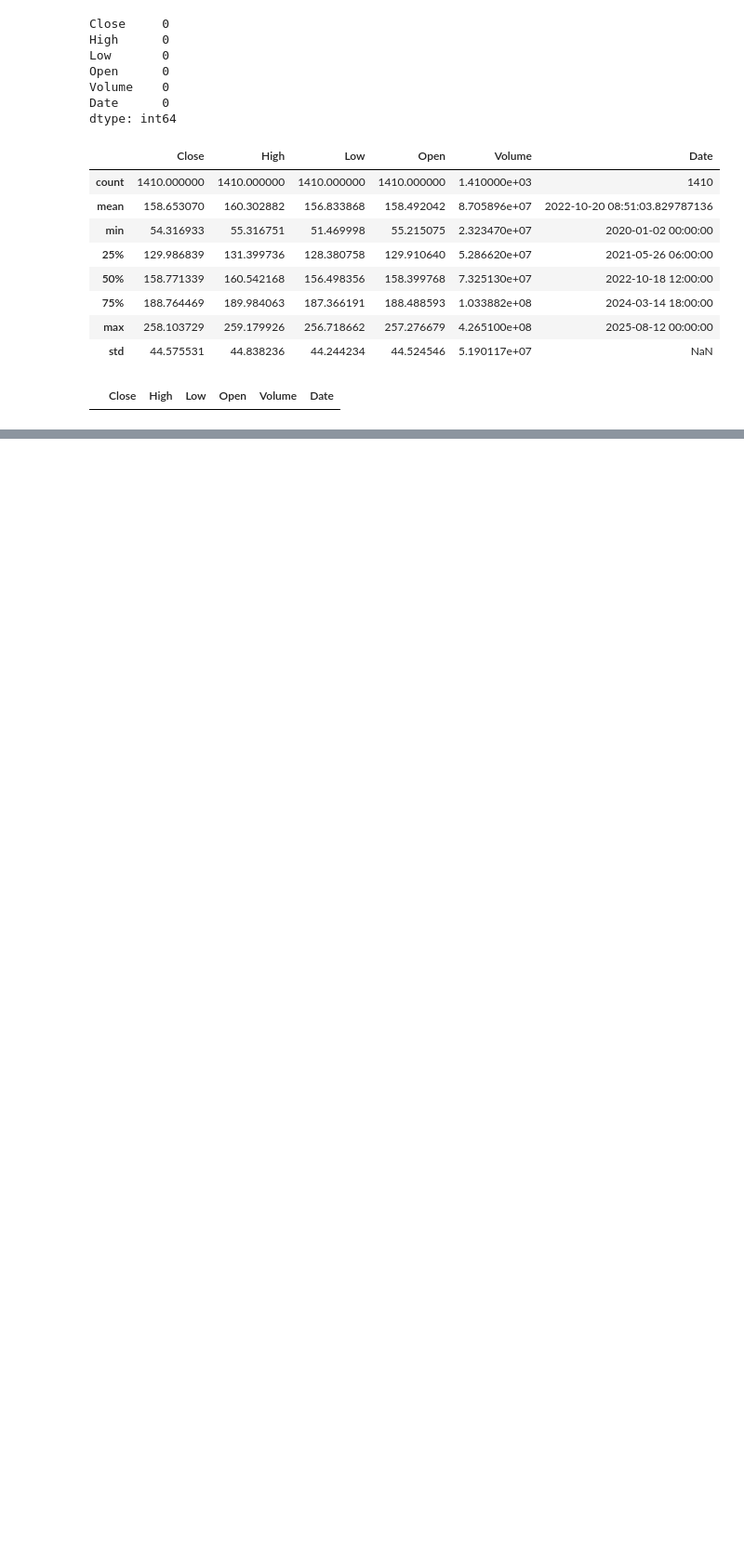
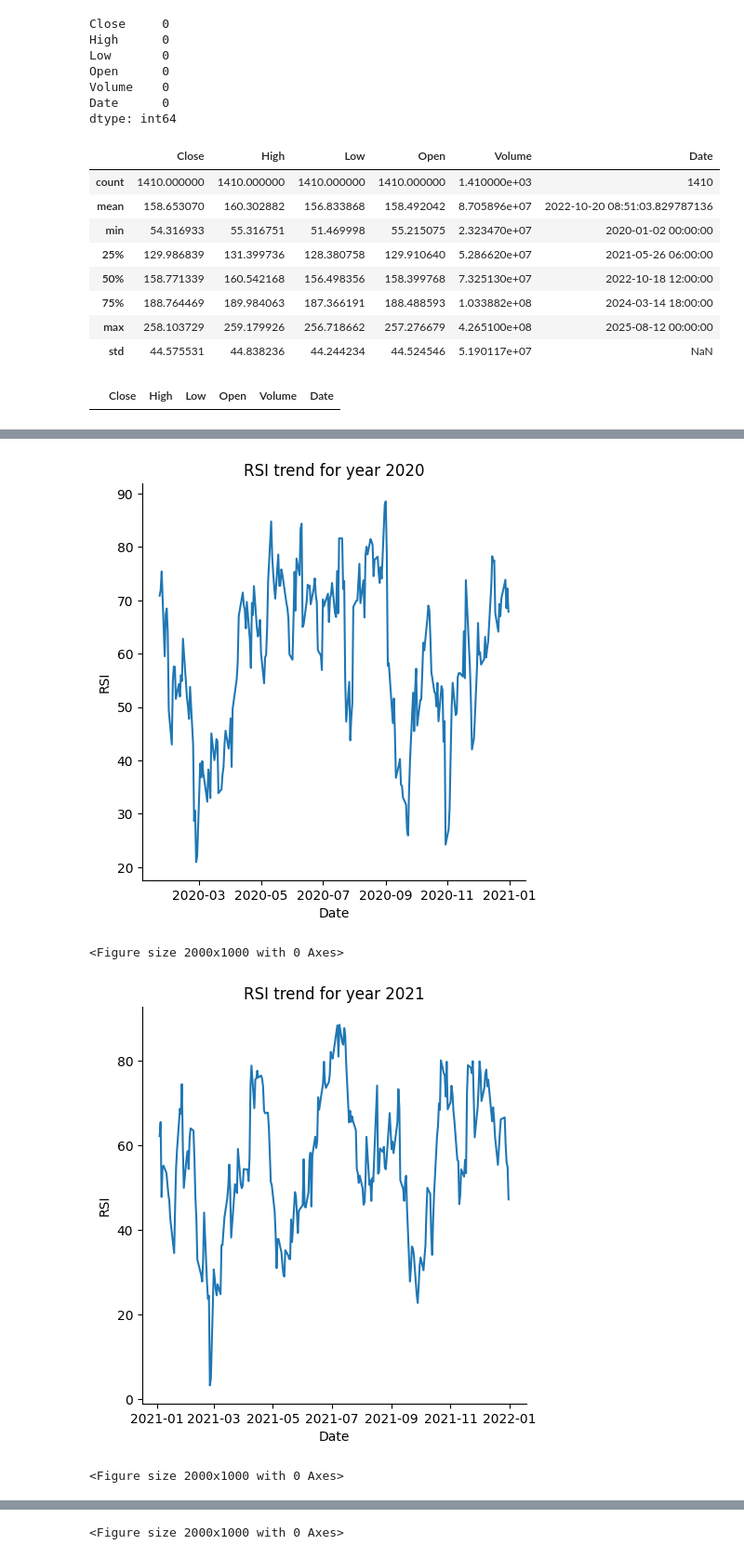
Before and after one commit to jc14-ai/AI-Powered-Stock-Market-Dashboard, a Jupyter notebook: backend/training/model.ipynb, the cells around one changed output, grey strips where cells are left out. Shown at 93% size. Cells and saved outputs as stored; diff of their text form; code cells hidden in the pictures; blank space fills up the shorter version.

Commit message:
add: rsi trend each year

```diff
--- a/backend/training/model.ipynb
+++ b/backend/training/model.ipynb
@@ -237,0 +254,2 @@ memory usage: 120.2 KB
+# %%
+df_apple = df_apple.dropna()
@@ -237,0 +265,18 @@ memory usage: 120.2 KB
+# %%
+# sns.relplot(data=df_apple.loc[(df_apple['Date'].dt.year >= 2023) & (df_apple['Date'].dt.year < 2025), :], x='Date', y='RSI', kind='line')
+# plt.show()
+
+df_apple['Year'] = df_apple['Date'].dt.year
+
+years = list(range(2020,2026))
+
+for year in years:
+    sns.relplot(data=df_apple.loc[df_apple['Year'] == year], x='Date', y='RSI', kind='line')
+    plt.title(f'RSI trend for year {year}')
+    plt.figure(figsize=(20,10))
+    plt.show()
+# %% [output]
+[figure, added]
+<Figure size 2000x1000 with 0 Axes>
+[figure, added]
+<Figure size 2000x1000 with 0 Axes>
@@ -237,0 +284 @@ memory usage: 120.2 KB
+<Figure size 2000x1000 with 0 Axes>
```
Also changed, not shown: parts of 6 cells of this notebook.
